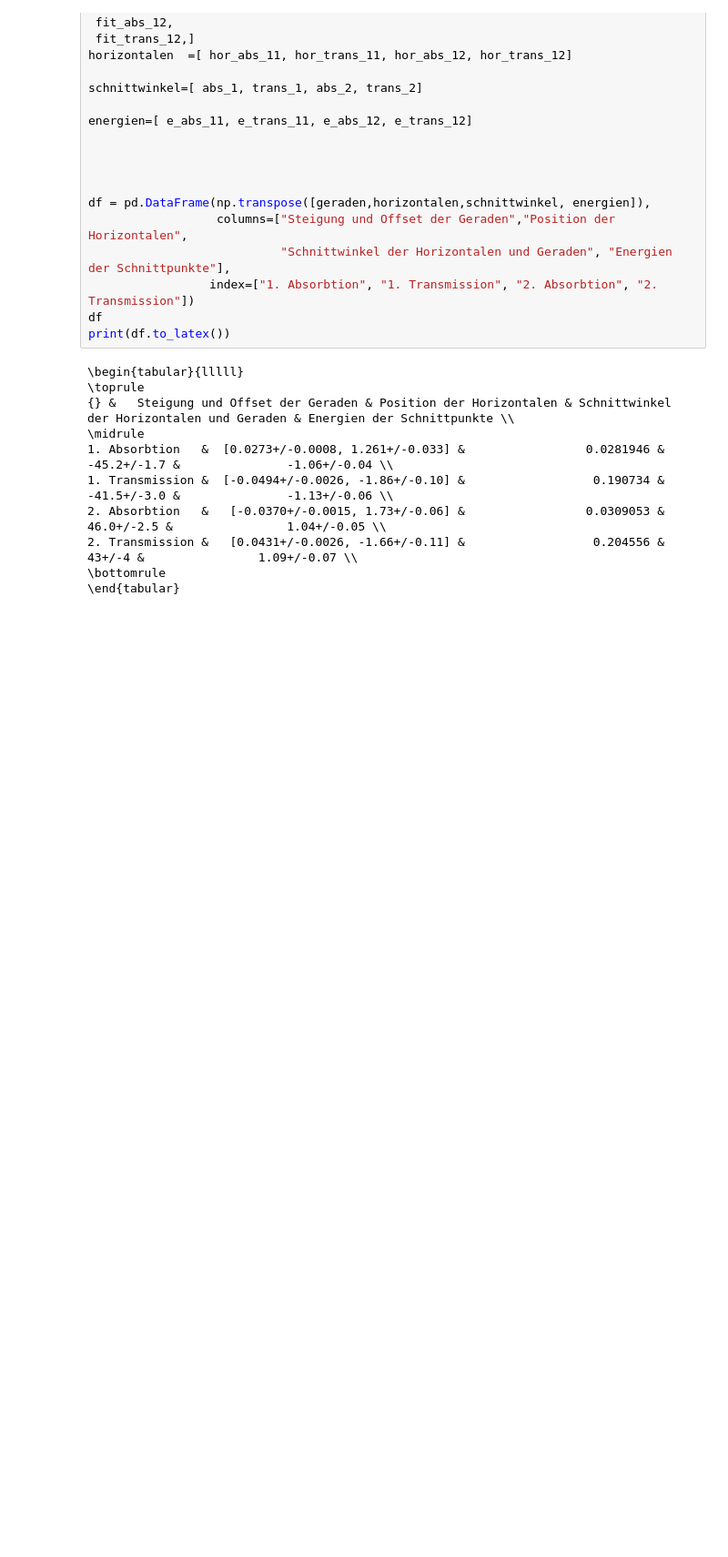
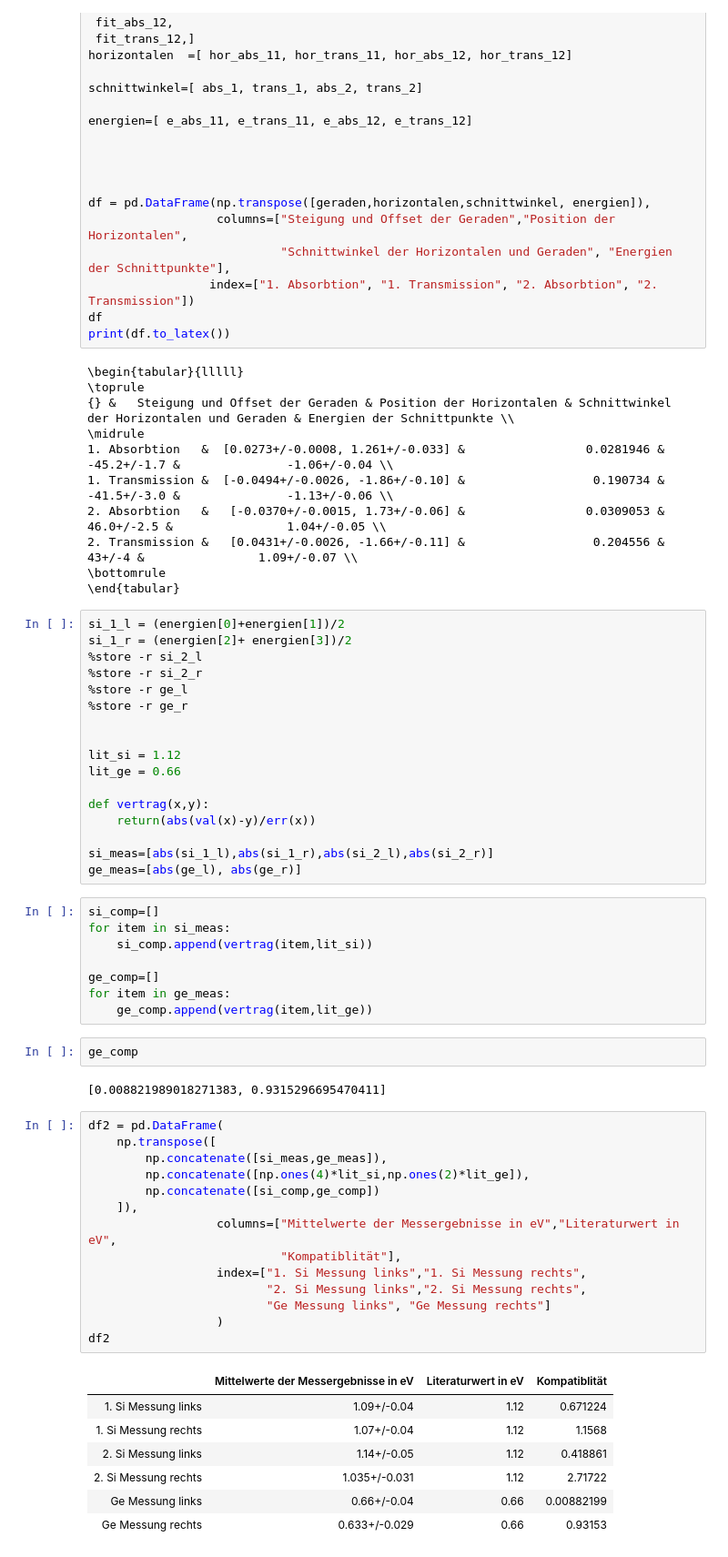
Before and after one commit to shockcookie/FP, a Jupyter notebook: Halbleiter/ErikDamian/V1/Si/rechnung_si.ipynb, the cells around one changed output. Shown: that part at 91% size. Cells and saved outputs as stored; diff of their text form; blank space fills up the shorter version.

```diff
--- a/Halbleiter/ErikDamian/V1/Si/rechnung_si.ipynb
+++ b/Halbleiter/ErikDamian/V1/Si/rechnung_si.ipynb
@@ -568,3 +568,54 @@ print(df.to_latex())
 2. Transmission &   [0.0431+/-0.0026, -1.66+/-0.11] &                  0.204556 &                                     43+/-4 &                1.09+/-0.07 \\
 \bottomrule
 \end{tabular}
+# %%
+si_1_l = (energien[0]+energien[1])/2
+si_1_r = (energien[2]+ energien[3])/2
+%store -r si_2_l
+%store -r si_2_r
+%store -r ge_l
+%store -r ge_r
+
+
+lit_si = 1.12
+lit_ge = 0.66
+
+def vertrag(x,y):
+    return(abs(val(x)-y)/err(x))
+
+si_meas=[abs(si_1_l),abs(si_1_r),abs(si_2_l),abs(si_2_r)]
+ge_meas=[abs(ge_l), abs(ge_r)]
+# %%
+si_comp=[]
+for item in si_meas:
+    si_comp.append(vertrag(item,lit_si))
+
+ge_comp=[]
+for item in ge_meas:
+    ge_comp.append(vertrag(item,lit_ge))
+# %%
+ge_comp
+# %% [output]
+[0.008821989018271383, 0.9315296695470411]
+# %%
+df2 = pd.DataFrame(
+    np.transpose([
+        np.concatenate([si_meas,ge_meas]),
+        np.concatenate([np.ones(4)*lit_si,np.ones(2)*lit_ge]),
+        np.concatenate([si_comp,ge_comp])
+    ]),
+                  columns=["Mittelwerte der Messergebnisse in eV","Literaturwert in eV",
+                           "Kompatiblität"],
+                  index=["1. Si Messung links","1. Si Messung rechts",
+                         "2. Si Messung links","2. Si Messung rechts",
+                         "Ge Messung links", "Ge Messung rechts"]
+                  )
+df2
+# %% [output]
+|  | Mittelwerte der Messergebnisse in eV | Literaturwert in eV | Kompatiblität |
+| 1. Si Messung links | 1.09+/-0.04 | 1.12 | 0.671224 |
+| 1. Si Messung rechts | 1.07+/-0.04 | 1.12 | 1.1568 |
+| 2. Si Messung links | 1.14+/-0.05 | 1.12 | 0.418861 |
+| 2. Si Messung rechts | 1.035+/-0.031 | 1.12 | 2.71722 |
+| Ge Messung links | 0.66+/-0.04 | 0.66 | 0.00882199 |
+| Ge Messung rechts | 0.633+/-0.029 | 0.66 | 0.93153 |
```
Also changed, not shown: parts of 1 cell of this notebook, 13 other files.
